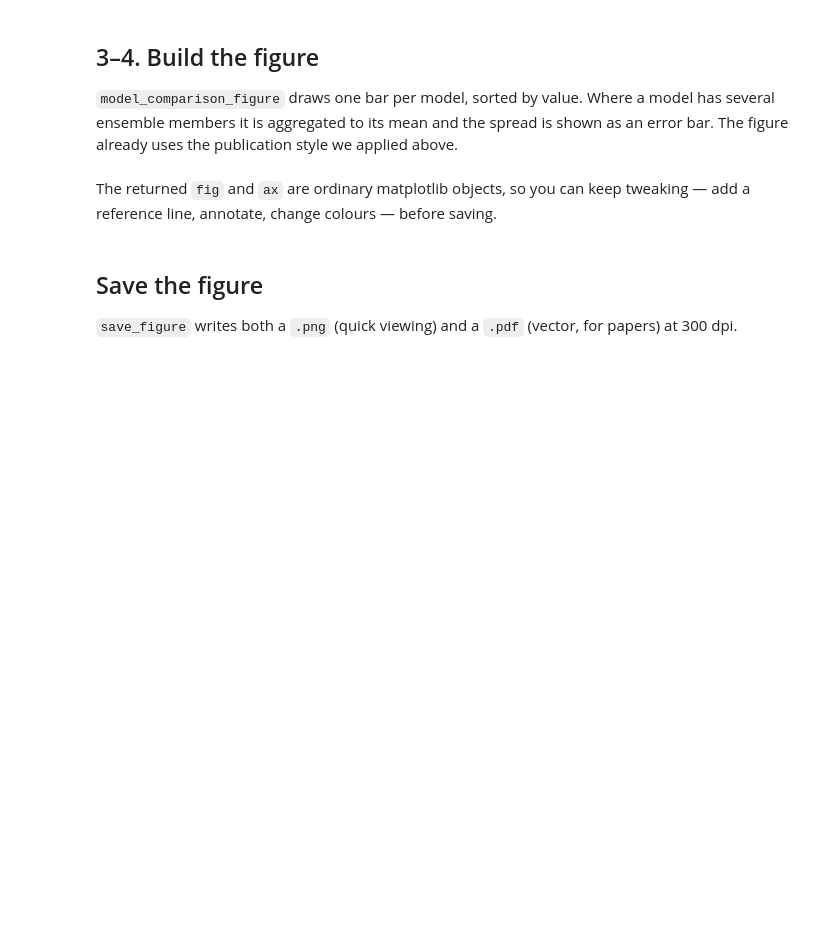
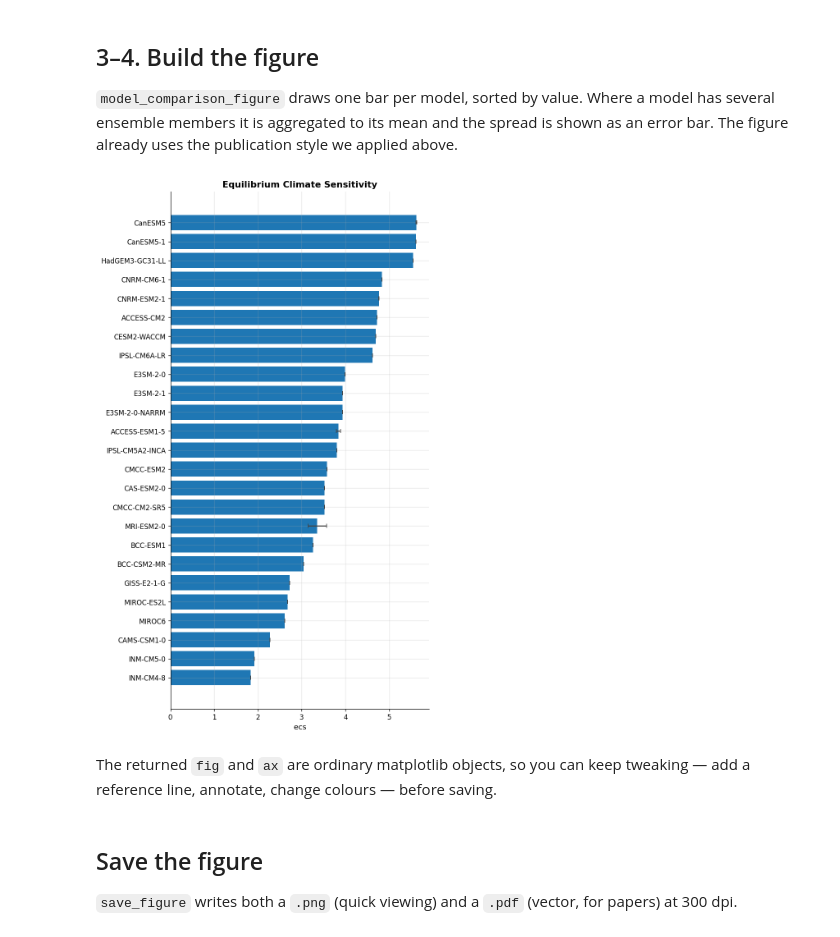
Before and after one commit to Climate-REF/climate-ref-tutorials, a Jupyter notebook: notebooks/03-publication-figure.ipynb, the cells around one changed output. Cells and saved outputs as stored; diff of their text form; code cells hidden in the pictures; blank space fills up the shorter version.

```diff
--- a/notebooks/03-publication-figure.ipynb
+++ b/notebooks/03-publication-figure.ipynb
@@ -39,12 +39,12 @@ from climate_ref_client.api.diagnostics import (
 )
 from climate_ref_client.models.metric_value_type import MetricValueType
 
-diagnostics = diagnostics_list.sync(client=client).data
-diagnostic = next(d for d in diagnostics if d.execution_groups)
+provider_slug = "esmvaltool"
+diagnostic_slug = "equilibrium-climate-sensitivity"
 
 values = diagnostics_list_metric_values.sync(
-    diagnostic.provider.slug,
-    diagnostic.slug,
+    provider_slug=provider_slug,
+    diagnostic_slug= diagnostic_slug,
     value_type=MetricValueType.SCALAR,
     client=client,
 ).data
@@ -57,11 +84,6 @@ on one statistic, and on the metric values that carry a `source_id` (the model n
 # %%
 subset = df.dropna(subset=["source_id", "value"]).copy()
-
-if "statistic" in subset.columns:
-    statistic = subset["statistic"].dropna().iloc[0]
-    subset = subset[subset["statistic"] == statistic]
-else:
-    statistic = diagnostic.name
+statistic = subset["metric"].unique()[0]
 
 print(f"Statistic: {statistic}")
 print(f"Models:    {subset['source_id'].nunique()}")
@@ -75,12 +106,13 @@ error bar. The figure already uses the publication style we applied above.
 # %%
 fig, ax = model_comparison_figure(
     subset,
     value_col="value",
     model_col="source_id",
-    title=f"{diagnostic.name}",
+    title=f"Equilibrium Climate Sensitivity",
     ylabel=str(statistic),
 )
-fig
+# %% [output]
+[figure, added]
 # %% [markdown]
 The returned `fig` and `ax` are ordinary matplotlib objects, so you can keep tweaking —
 add a reference line, annotate, change colours — before saving.
```
Also changed, not shown: parts of 5 cells of this notebook, 5 other files.
